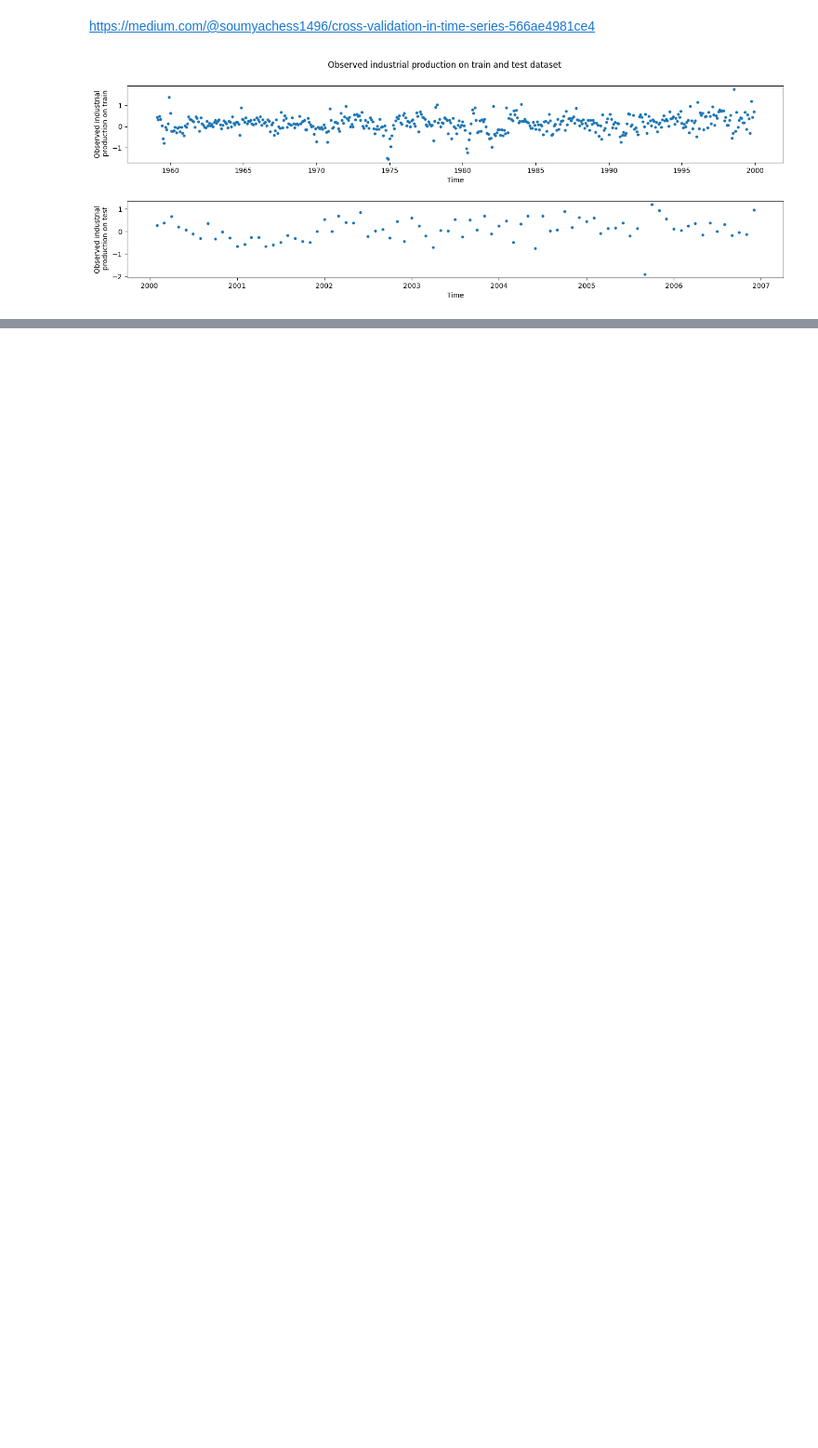
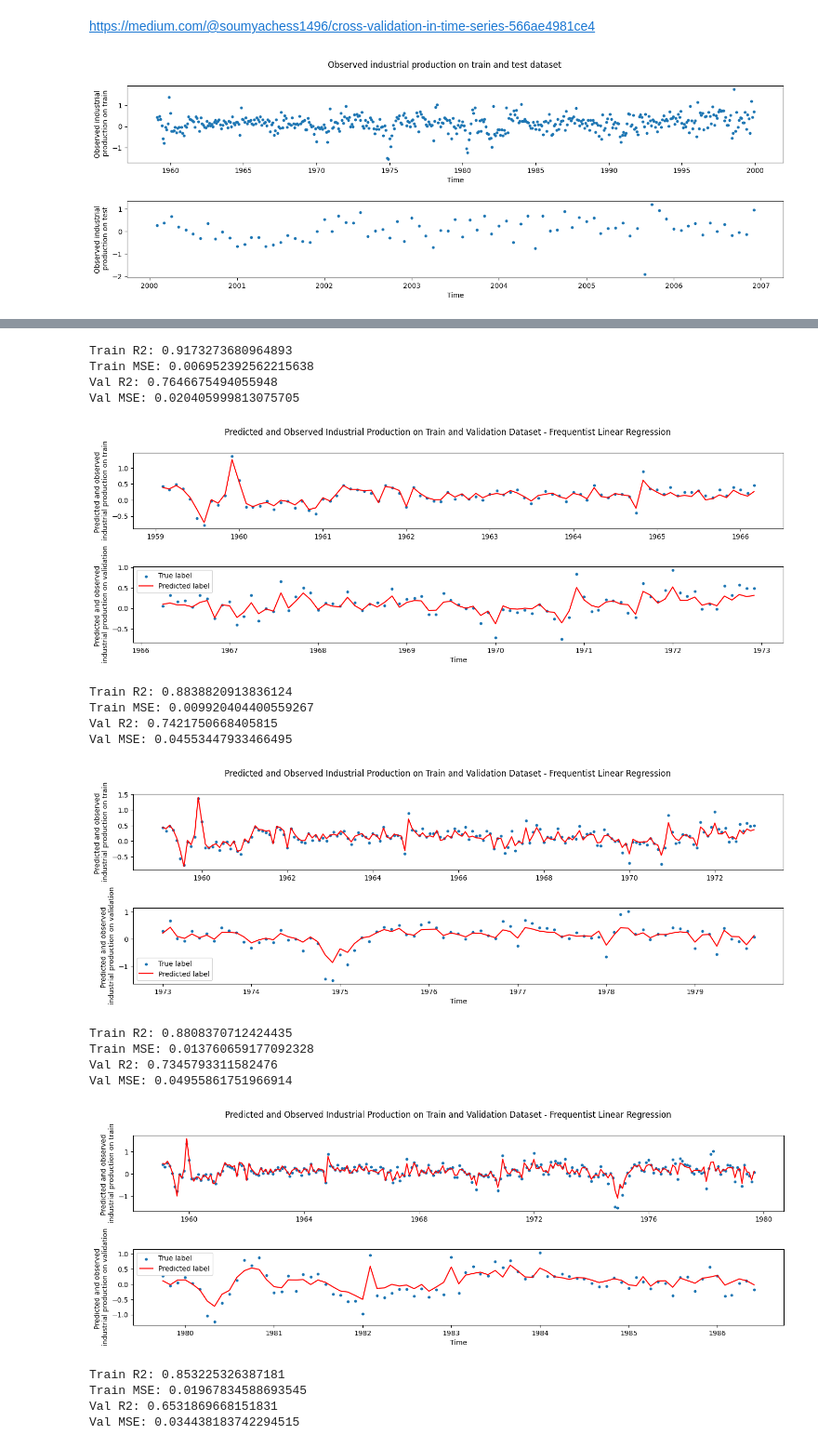
Before and after one commit to yanisrem/AssignmentsSB, a Jupyter notebook: DM3/frequentist_linear_model.ipynb, the cells around one changed output, grey strips where cells are left out. Shown at 93% size. Cells and saved outputs as stored; diff of their text form; code cells hidden in the pictures; blank space fills up the shorter version.

Commit message:
error vectorize.py

```diff
--- a/DM3/frequentist_linear_model.ipynb
+++ b/DM3/frequentist_linear_model.ipynb
@@ -241,0 +111,2 @@ Lambda minimizing test MSE: 0.0
+# %%
+alpha = 0.04
@@ -241,0 +115,75 @@ Lambda minimizing test MSE: 0.0
+# %%
+lasso = Lasso(alpha=alpha)
+tscv = TimeSeriesSplit(n_splits=5)
+list_mse_train = []
+list_r2_train = []
+list_mse_val = []
+list_r2_val = []
+
+for train_index, val_index in tscv.split(X):
+    X_train, X_val = X[train_index, :], X[val_index, :]
+    y_train, y_val = y[train_index], y[val_index]
+
+    scaler = StandardScaler()
+    X_train_transform = scaler.fit_transform(X_train)
+    X_val_transform = scaler.transform(X_val)
+
+    lasso.fit(X_train_transform, y_train)
+    y_pred_train = lasso.predict(X_train_transform)
+    y_pred_val = lasso.predict(X_val_transform)
+
+    r2_train = r2_score(y_train, y_pred_train)
+    r2_val = r2_score(y_val, y_pred_val)
+    mse_train = mean_squared_error(y_train, y_pred_train)
+    mse_val = mean_squared_error(y_val, y_pred_val)
+
+    list_mse_train.append(mse_train)
+    list_r2_train.append(r2_train)
+    list_mse_val.append(mse_val)
+    list_r2_val.append(r2_val)
+
+    print("Train R2: {}".format(r2_train))
+    print("Train MSE: {}".format(mse_train))
+    print("Val R2: {}".format(r2_val))
+    print("Val MSE: {}".format(mse_val))
+
+    plt.figure(figsize=(17,5))
+    plt.subplot(2, 1, 1)
+    plt.scatter(train_df.index[train_index], y_train, marker='o', s=10, label="True label")
+    plt.plot(train_df.index[train_index], y_pred_train, color='red', label="Predicted label")
+    plt.ylabel("Predicted and observed \nindustrial production on train")
+
+    plt.subplot(2, 1, 2)
+    plt.scatter(train_df.index[val_index], y_val, marker='o', s=10, label="True label")
+    plt.plot(train_df.index[val_index], y_pred_val, color='red', label="Predicted label")
+    plt.xlabel('Time')
+    plt.ylabel("Predicted and observed \nindustrial production on validation")
+    plt.subplots_adjust(hspace=0.5)
+    plt.suptitle("Predicted and Observed Industrial Production on Train and Validation Dataset - Frequentist Linear Regression")
+    plt.legend()
+    plt.show()
+
+print("Average MSE - train: {}".format(sum(list_mse_train)/len(list_mse_train)))
+print("Average R2 - train: {}".format(sum(list_r2_train)/len(list_r2_train)))
+print("Average MSE - validation: {}".format(sum(list_mse_val)/len(list_mse_val)))
+print("Average R2 - validation: {}".format(sum(list_r2_val)/len(list_r2_val)))
+# %% [output]
+Train R2: 0.9173273680964893
+Train MSE: 0.006952392562215638
+Val R2: 0.7646675494055948
+Val MSE: 0.020405999813075705
+[figure, added]
+Train R2: 0.8838820913836124
+Train MSE: 0.009920404400559267
+Val R2: 0.7421750668405815
+Val MSE: 0.04553447933466495
+[figure, added]
+Train R2: 0.8808370712424435
+Train MSE: 0.013760659177092328
+Val R2: 0.7345793311582476
+Val MSE: 0.04955861751966914
+[figure, added]
+Train R2: 0.853225326387181
+Train MSE: 0.01967834588693545
+Val R2: 0.6531869668151831
+Val MSE: 0.034438183742294515
```
Also changed, not shown: parts of 17 cells of this notebook, 4 other files.
